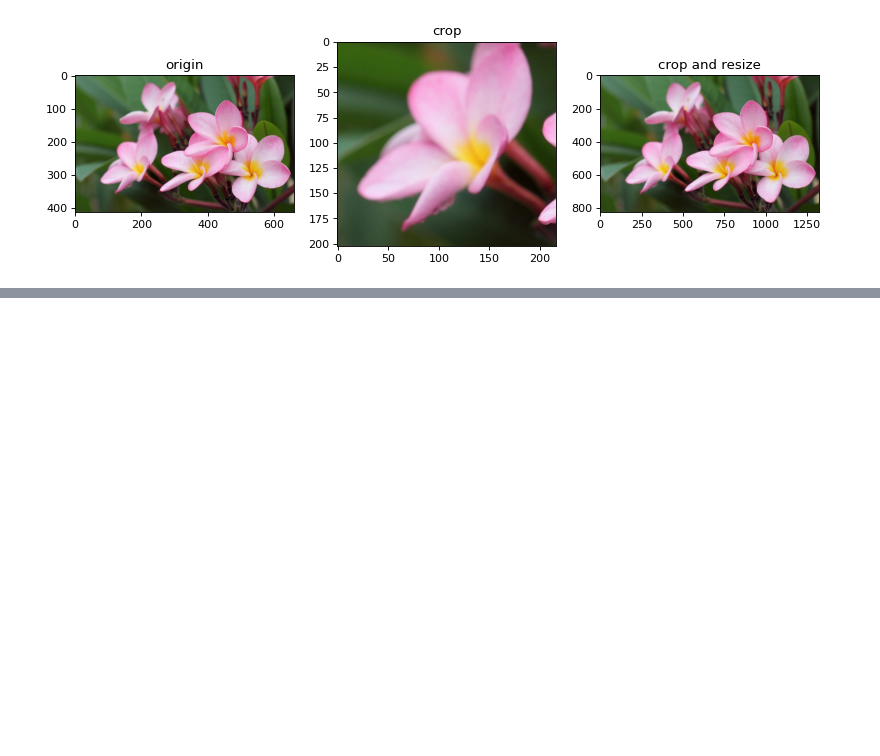
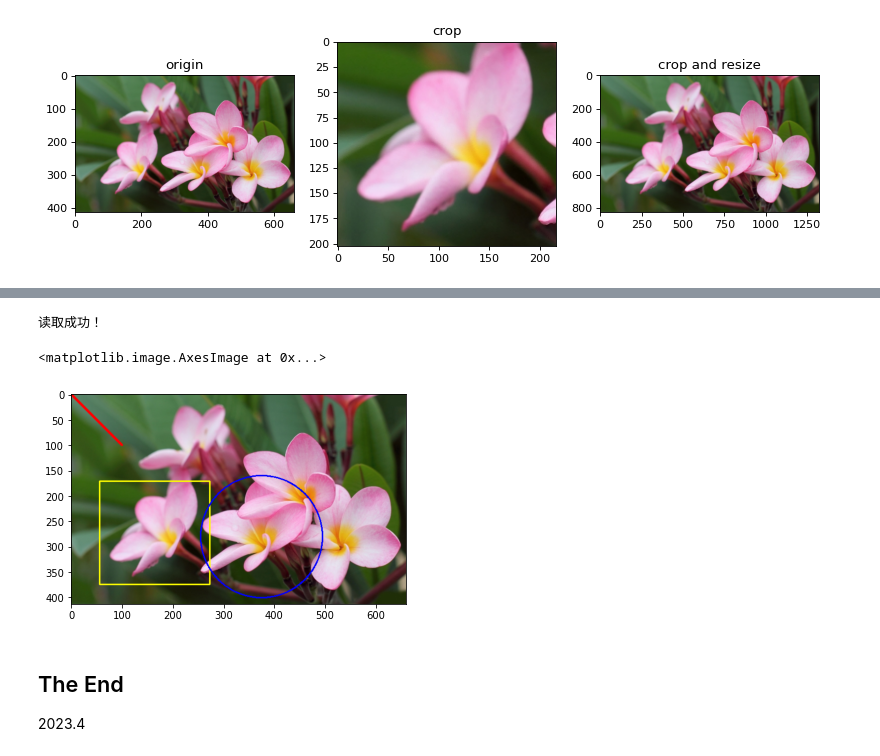
Before and after one commit to haodong2000/Vision2022, a Jupyter notebook: 2-4-basic-image-process.ipynb, the cells around one changed output, grey strips where cells are left out. Drawn from its saved outputs; the diff is of its cells as text; code cells hidden in the pictures; blank space fills up the shorter version.

```diff
--- a/2-4-basic-image-process.ipynb
+++ b/2-4-basic-image-process.ipynb
@@ -201,0 +314,28 @@ for img in [img_flower, img_crop, img_resize]:
+# %%
+# imread
+img_flower = cv2.imread(r".\images\beautiful_flower.jpg")
+if isinstance(img_flower, np.ndarray):
+    print("读取成功！")
+else:
+    raise Exception("读取错误！")
+img_flower = cv2.cvtColor(img_flower, cv2.COLOR_BGR2RGB)
+
+
+# add line
+cv2.line(img_flower, (0, 0), (100, 100), (255, 0,0), thickness=3)
+
+# add rect
+cv2.rectangle(img_flower, (56, 171), (273, 374), (255, 255,0), thickness=2)
+
+# add circle
+cv2.circle(img_flower, (375, 280), 120, (0, 0,255), thickness=2)
+
+plt.imshow(img_flower)
+# %% [output]
+读取成功！
+<matplotlib.image.AxesImage at 0x...>
+[figure, added]
+# %% [markdown]
+## The End
+
+2023.4
```
Also changed, not shown: parts of 10 cells of this notebook, 2 other files.
